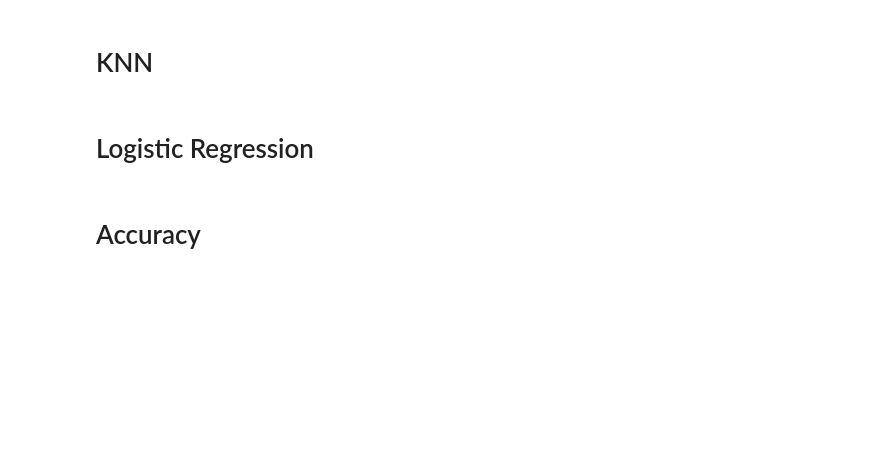
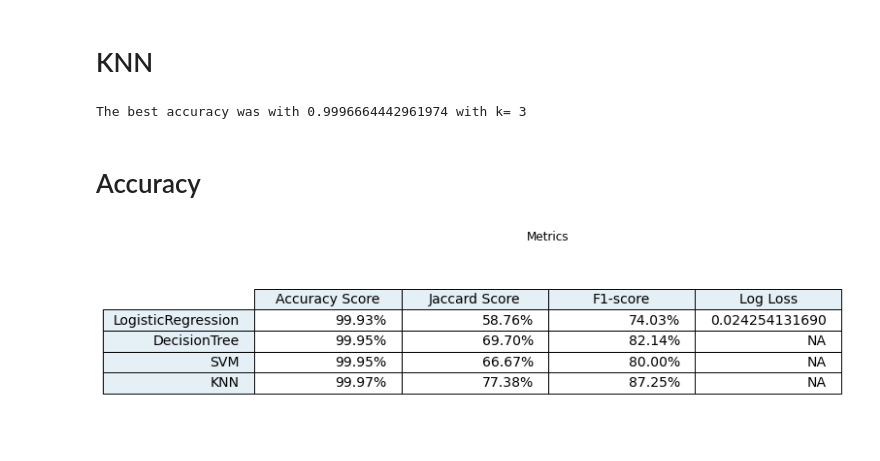
Before and after one commit to Ansu-John/Credit-Card-Fraud-Detection, a Jupyter notebook: Credit Card Fraud Detection by ML Classifier.ipynb, the cells around one changed output. Drawn from its saved outputs; the diff is of its cells as text; code cells hidden in the pictures; blank space fills up the shorter version.

```diff
--- a/Credit Card Fraud Detection by ML Classifier.ipynb
+++ b/Credit Card Fraud Detection by ML Classifier.ipynb
@@ -100,3 +102,9 @@ metric = np.array([['Accuracy Score','Jaccard Score','F1-score','Log Loss'],['',
+# %%
+classifier = LogisticRegression(C=0.1, solver='saga',max_iter=1500,random_state=0)
+classifier.fit(x_train, y_train)
+y_pred = classifier.predict(x_test)
+metric[0,:] = np.array([['{:.2%}'.format(accuracy_score(y_test, y_pred)),'{:.2%}'.format(jaccard_score(y_test, y_pred)),
+                            '{:.2%}'.format(f1_score(y_test, y_pred)),log_loss(y_test, y_pred)]])
 # %% [markdown]
 # Decision Tree
 # %%
@@ -119,7 +127,7 @@ metric[2,:] = np.array([['{:.2%}'.format(accuracy_score(y_test, y_pred)),'{:.2%}
 classifier = KNeighborsClassifier(n_neighbors=optimalK())
 classifier.fit(x_train, y_train)
 y_pred = classifier.predict(x_test)
-metric[0,:] = np.array([['{:.2%}'.format(accuracy_score(y_test, y_pred)),'{:.2%}'.format(jaccard_score(y_test, y_pred)),
+metric[3,:] = np.array([['{:.2%}'.format(accuracy_score(y_test, y_pred)),'{:.2%}'.format(jaccard_score(y_test, y_pred)),
                             '{:.2%}'.format(f1_score(y_test, y_pred)),'NA']])
+# %% [output]
+The best accuracy was with 0.9996664442961974 with k= 3
-# %% [markdown]
-# Logistic Regression
@@ -134,15 +136,17 @@ metric[3,:] = np.array([['{:.2%}'.format(accuracy_score(y_test, y_pred)),'{:.2%}
 # %%
 # plot metric
 columns = ('Accuracy Score','Jaccard Score','F1-score','Log Loss')
-rows = ('KNN', 'DecisionTree', 'SVM', 'LogisticRegression')
+rows = ('LogisticRegression', 'DecisionTree', 'SVM','KNN')
 rcolors = plt.cm.BuPu(np.full(len(rows), 0.1))
 ccolors = plt.cm.BuPu(np.full(len(columns), 0.1))
 table = plt.table(cellText=metric,rowLabels=rows,rowColours=rcolors,rowLoc='right',colColours=ccolors,colLabels=columns,loc='center')
 table.set_fontsize(31)
 table.scale(2, 2)
 plt.gca().get_xaxis().set_visible(False)
 plt.gca().get_yaxis().set_visible(False)
 plt.box(on=None)
 plt.subplots_adjust(left=0.2, bottom=0.2)
 plt.title('Metrics')
 plt.show()
+# %% [output]
+[figure, added]
```
Also changed, not shown: parts of 3 cells of this notebook.
